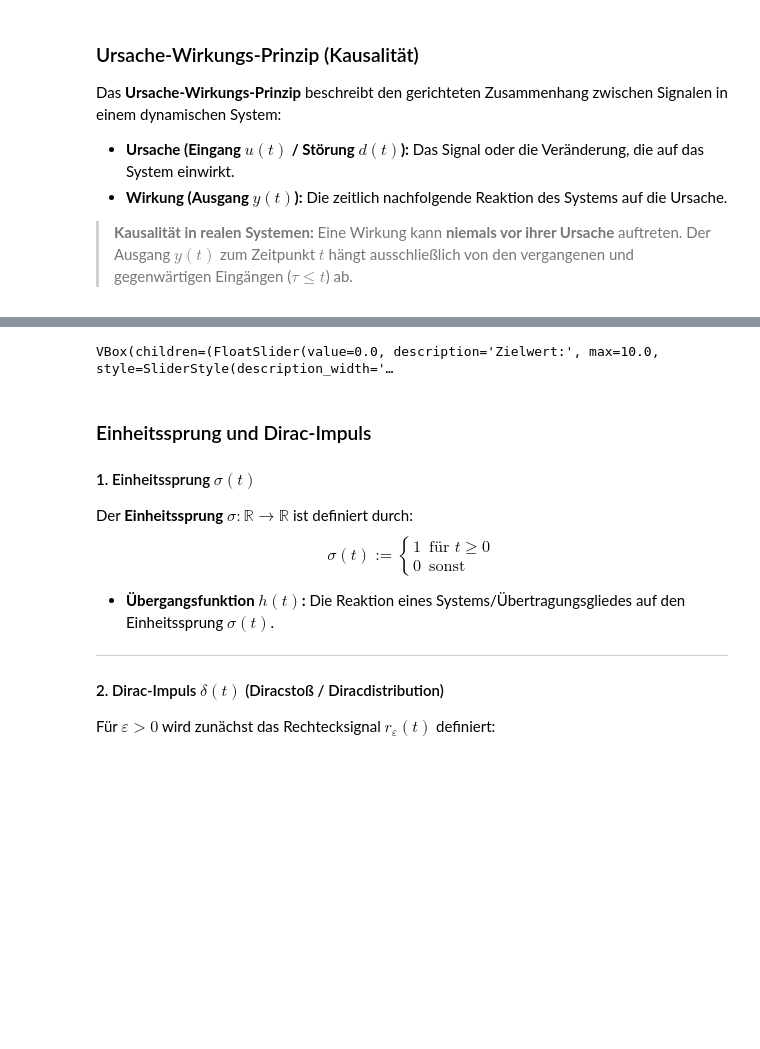
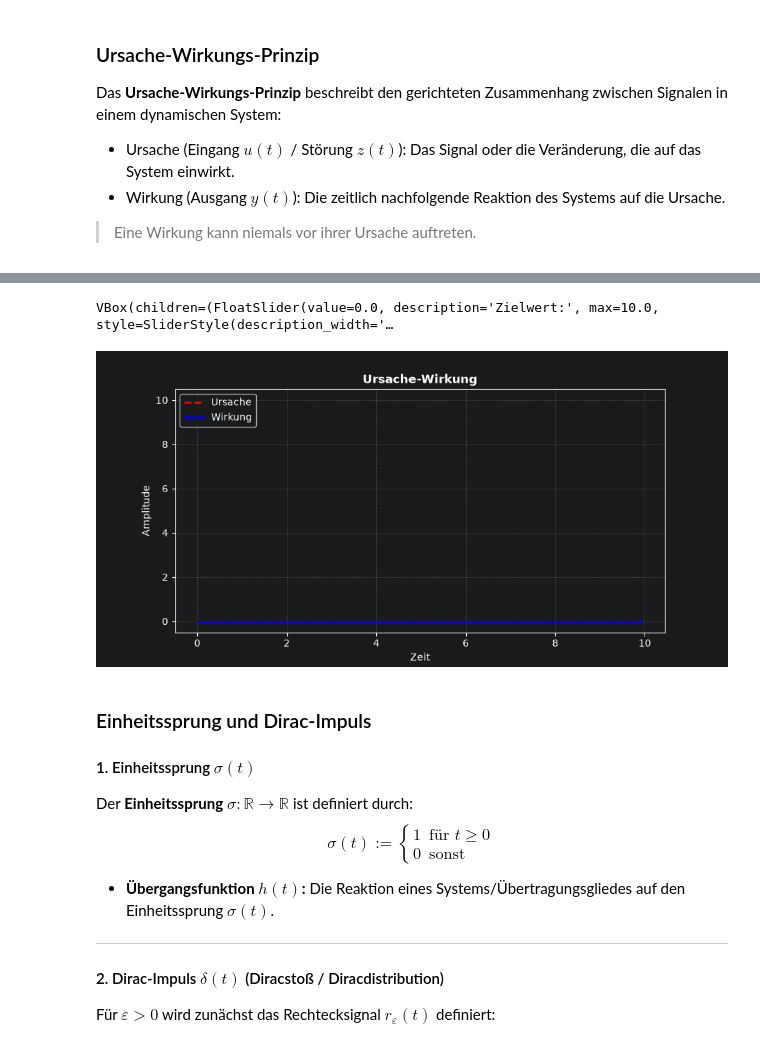
Before and after one commit to juliantiede27-dotcom/vorlesung_support, a Jupyter notebook: Vorlesung.ipynb, the cells around one changed output, grey strips where cells are left out. Cells and saved outputs as stored; diff of their text form; code cells hidden in the pictures; blank space fills up the shorter version.

```diff
--- a/Vorlesung.ipynb
+++ b/Vorlesung.ipynb
@@ -23,13 +1,12 @@ function code_toggle() {
 # %% [markdown]
-### Ursache-Wirkungs-Prinzip (Kausalität)
+### Ursache-Wirkungs-Prinzip
 
 Das **Ursache-Wirkungs-Prinzip** beschreibt den gerichteten Zusammenhang zwischen Signalen in einem dynamischen System:
 
-* **Ursache (Eingang $u(t)$ / Störung $d(t)$):** Das Signal oder die Veränderung, die auf das System einwirkt.
-* **Wirkung (Ausgang $y(t)$):** Die zeitlich nachfolgende Reaktion des Systems auf die Ursache.
+* Ursache (Eingang $u(t)$ / Störung $z(t)$): Das Signal oder die Veränderung, die auf das System einwirkt.
+* Wirkung (Ausgang $y(t)$): Die zeitlich nachfolgende Reaktion des Systems auf die Ursache.
 
-> **Kausalität in realen Systemen:**
-> Eine Wirkung kann **niemals vor ihrer Ursache** auftreten. Der Ausgang $y(t)$ zum Zeitpunkt $t$ hängt ausschließlich von den vergangenen und gegenwärtigen Eingängen ($ \tau \le t $) ab.
+> Eine Wirkung kann niemals vor ihrer Ursache auftreten.
 # %%
 %matplotlib widget
 import numpy as np
@@ -58,7 +35,7 @@ line_u, = ax.plot(t_data, u_data, 'r--', label='Ursache', linewidth=2)
 line_y, = ax.plot(t_data, y_data, 'b-', label='Wirkung', linewidth=2)
 
 ax.set_title('Ursache-Wirkung', fontsize=12, fontweight='bold')
-ax.set_xlabel('Zeit-Schaufenster (Sekunden)')
+ax.set_xlabel('Zeit')
 ax.set_ylabel('Amplitude')
 ax.set_ylim(-0.5, 10.5)
 ax.grid(True, linestyle=':', alpha=0.6)
@@ -126,4 +101,5 @@ plt.show()
 VBox(children=(FloatSlider(value=0.0, description='Zielwert:', max=10.0, style=SliderStyle(description_width='…
+[figure, added]
 # %% [markdown]
 ### Einheitssprung und Dirac-Impuls
 
```
Also changed, not shown: parts of 17 cells of this notebook.
